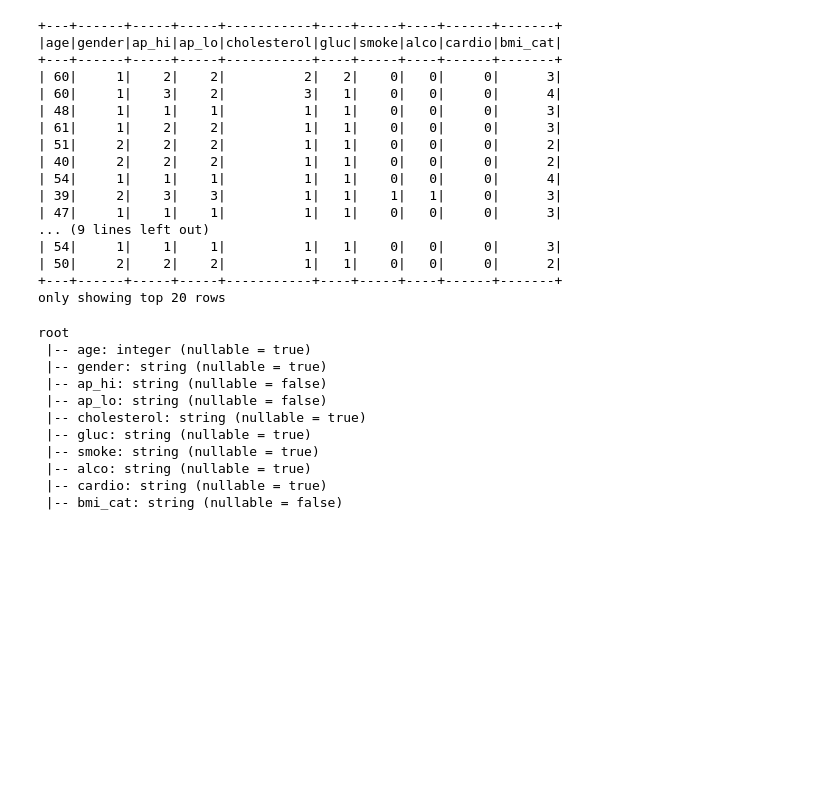
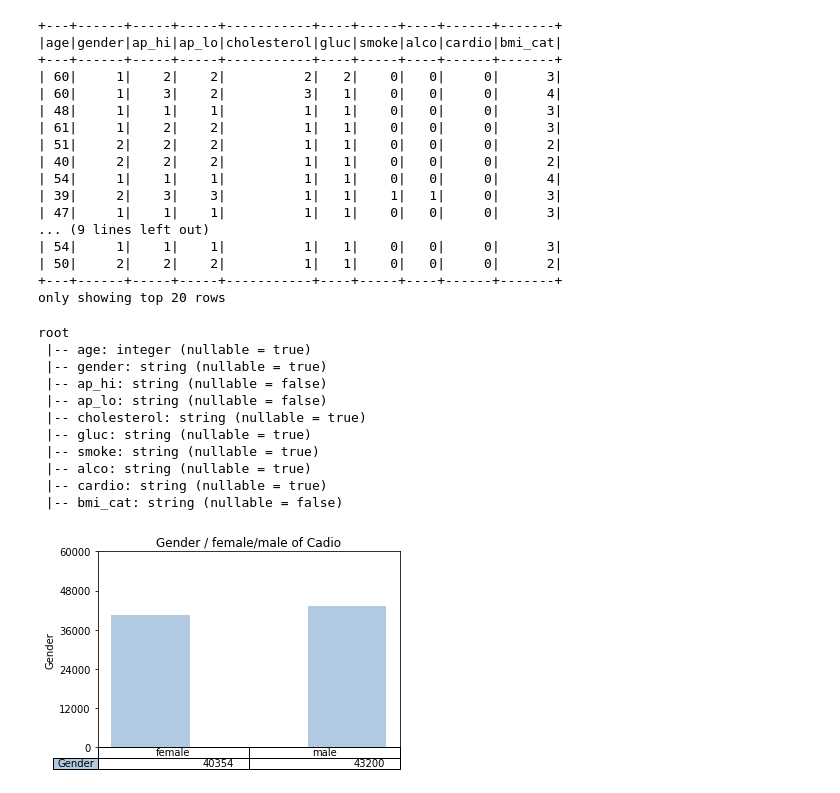
Before and after one commit to dsy401/INFOSYS-722-BDAS, a Jupyter notebook: cardio_disease_prediction.ipynb, the cells around one changed output. Drawn from its saved outputs; the diff is of its cells as text; code cells hidden in the pictures; blank space fills up the shorter version.

```diff
--- a/cardio_disease_prediction.ipynb
+++ b/cardio_disease_prediction.ipynb
@@ -925,3 +924,36 @@ root
  |-- bmi_cat: string (nullable = false)
 # %%
 # Visual input data has been plot in the ealier code section
+# %%
+# oversample the gender
+from pyspark.sql.functions import col, explode, array, lit
+
+gender_count = df.groupBy("gender").count()
+
+# Collect the counts in driver
+gender_count_list = gender_count.collect()
+
+# Finding the gender with the maximum count
+max_count_gender = max(gender_count_list, key=lambda x: x[1])
+
+# Sample the underrepresented class
+balanced_df = None
+for row in gender_count_list:
+    if row[0] == max_count_gender[0]:
+        balanced_df = df.filter(col("gender") == row[0])
+    else:
+        replication_factor = int(max_count_gender[1] / row[1]) + (max_count_gender[1] % row[1] > 0) # Ensure it is at least 1
+        replicated_df = df.filter(col("gender") == row[0]).withColumn("dummy", explode(array([lit(1)] * replication_factor)))
+        balanced_df = balanced_df.union(replicated_df.drop("dummy"))
+
+df = balanced_df
+
+
+data = [[df.filter('gender = 1').count(), df.filter('gender = 2').count()]]
+columns = ('female', 'male')
+rows = ['Gender']
+x_label="female/male of Cadio"
+y_label="Gender"
+plotCategoryFeature(data, columns,rows,x_label,y_label)
+# %% [output]
+[figure, added]
```
Also changed, not shown: parts of 15 cells of this notebook.
